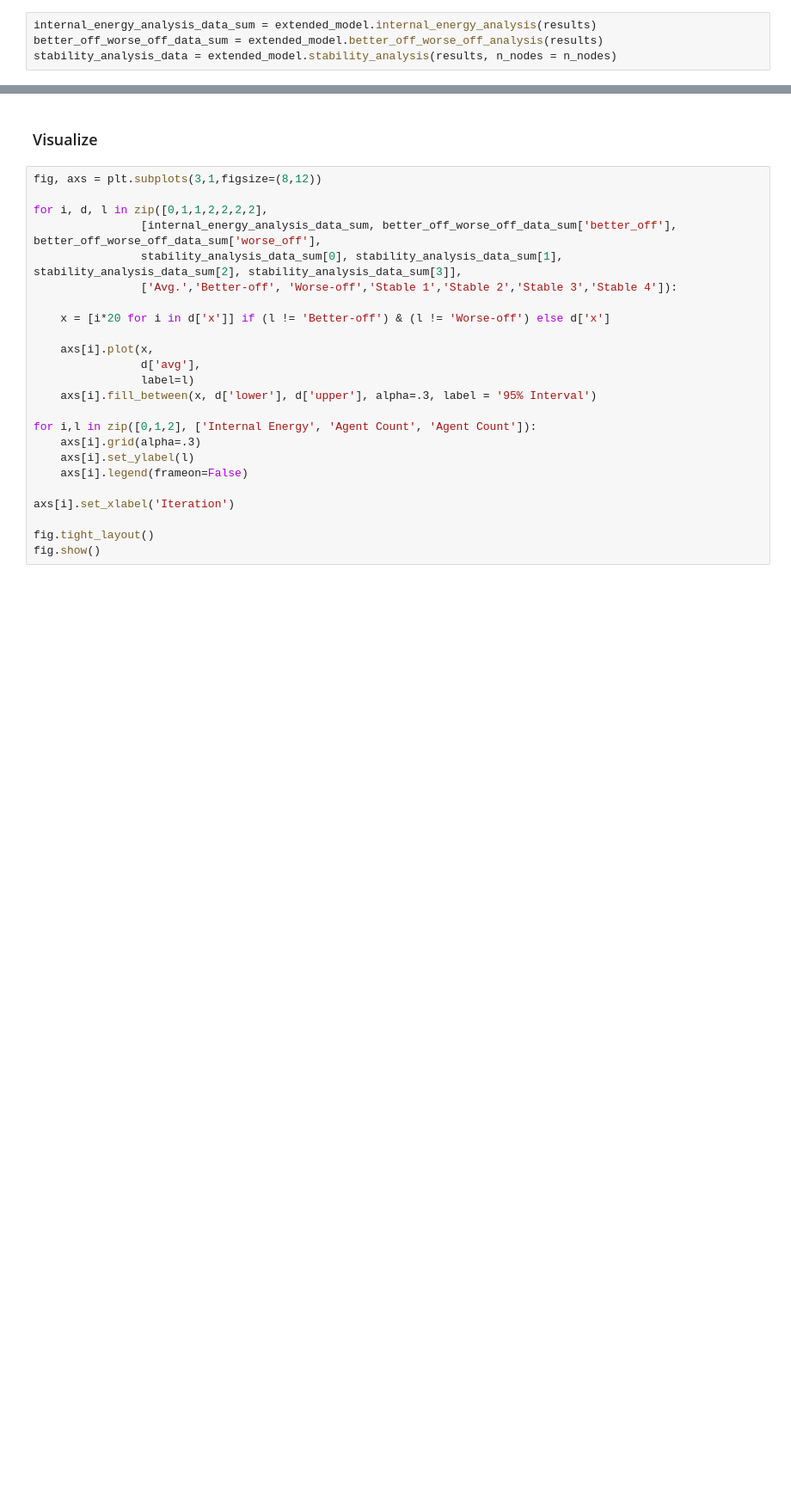
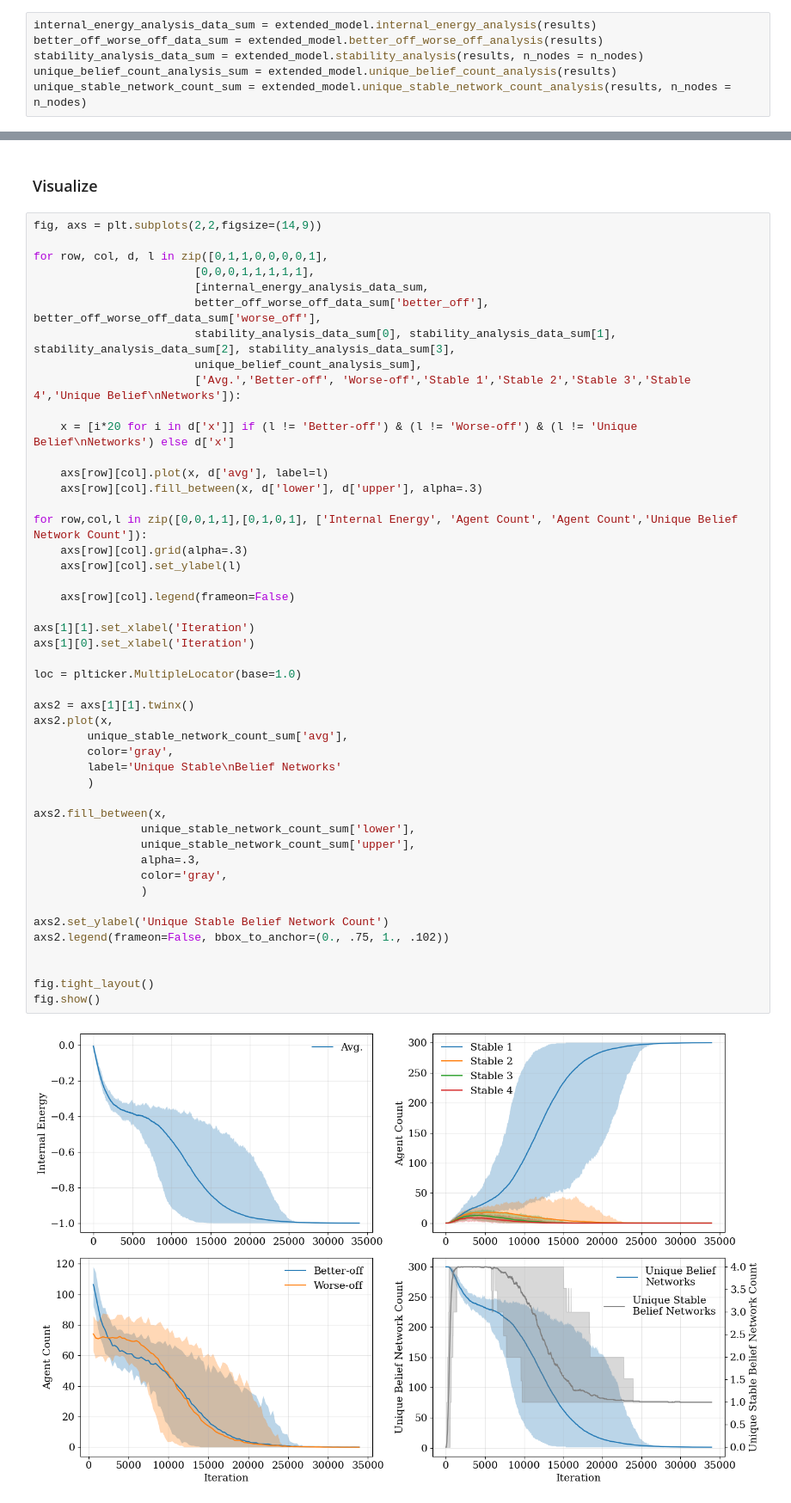
Before and after one commit to ocseckin/belief_network_extended, a Jupyter notebook: notebooks/simulations_free_interactions.ipynb, the cells around one changed output, grey strips where cells are left out. Shown: that part at 86% size. Cells and saved outputs as stored; diff of their text form; blank space fills up the shorter version.

```diff
--- a/notebooks/simulations_free_interactions.ipynb
+++ b/notebooks/simulations_free_interactions.ipynb
@@ -119,7 +91,9 @@ array([[-1, -1, -1,  1,  1,  1],
 # %%
 internal_energy_analysis_data_sum = extended_model.internal_energy_analysis(results)
 better_off_worse_off_data_sum = extended_model.better_off_worse_off_analysis(results)
-stability_analysis_data = extended_model.stability_analysis(results, n_nodes = n_nodes)
+stability_analysis_data_sum = extended_model.stability_analysis(results, n_nodes = n_nodes)
+unique_belief_count_analysis_sum = extended_model.unique_belief_count_analysis(results)
+unique_stable_network_count_sum = extended_model.unique_stable_network_count_analysis(results, n_nodes = n_nodes)
 # %% [markdown]
 ### Save the results
 # %%
@@ -143,26 +117,51 @@ with open('../data/stability_analysis_data.json', 'w') as f:
 # %% [markdown]
 ### Visualize
 # %%
-fig, axs = plt.subplots(3,1,figsize=(8,12))
+fig, axs = plt.subplots(2,2,figsize=(14,9))
 
-for i, d, l in zip([0,1,1,2,2,2,2],
-                [internal_energy_analysis_data_sum, better_off_worse_off_data_sum['better_off'], better_off_worse_off_data_sum['worse_off'],
-                stability_analysis_data_sum[0], stability_analysis_data_sum[1], stability_analysis_data_sum[2], stability_analysis_data_sum[3]],
-                ['Avg.','Better-off', 'Worse-off','Stable 1','Stable 2','Stable 3','Stable 4']):
+for row, col, d, l in zip([0,1,1,0,0,0,0,1],
+                        [0,0,0,1,1,1,1,1],
+                        [internal_energy_analysis_data_sum,
+                        better_off_worse_off_data_sum['better_off'], better_off_worse_off_data_sum['worse_off'],
+                        stability_analysis_data_sum[0], stability_analysis_data_sum[1], stability_analysis_data_sum[2], stability_analysis_data_sum[3],
+                        unique_belief_count_analysis_sum],
+                        ['Avg.','Better-off', 'Worse-off','Stable 1','Stable 2','Stable 3','Stable 4','Unique Belief\nNetworks']):
 
-    x = [i*20 for i in d['x']] if (l != 'Better-off') & (l != 'Worse-off') else d['x']
+    x = [i*20 for i in d['x']] if (l != 'Better-off') & (l != 'Worse-off') & (l != 'Unique Belief\nNetworks') else d['x']
 
-    axs[i].plot(x,
-                d['avg'],
-                label=l)
-    axs[i].fill_between(x, d['lower'], d['upper'], alpha=.3, label = '95% Interval')
+    axs[row][col].plot(x, d['avg'], label=l)
+    axs[row][col].fill_between(x, d['lower'], d['upper'], alpha=.3)
 
-for i,l in zip([0,1,2], ['Internal Energy', 'Agent Count', 'Agent Count']):
-    axs[i].grid(alpha=.3)
-    axs[i].set_ylabel(l)
-    axs[i].legend(frameon=False)
+for row,col,l in zip([0,0,1,1],[0,1,0,1], ['Internal Energy', 'Agent Count', 'Agent Count','Unique Belief Network Count']):
+    axs[row][col].grid(alpha=.3)
+    axs[row][col].set_ylabel(l)
 
-axs[i].set_xlabel('Iteration')
+    axs[row][col].legend(frameon=False)
+
+axs[1][1].set_xlabel('Iteration')
+axs[1][0].set_xlabel('Iteration')
+
+loc = plticker.MultipleLocator(base=1.0)
+
+axs2 = axs[1][1].twinx()
+axs2.plot(x,
+        unique_stable_network_count_sum['avg'],
+        color='gray',
+        label='Unique Stable\nBelief Networks'
+        )
+
+axs2.fill_between(x,
+                unique_stable_network_count_sum['lower'],
+                unique_stable_network_count_sum['upper'],
+                alpha=.3,
+                color='gray',
+                )
+
+axs2.set_ylabel('Unique Stable Belief Network Count')
+axs2.legend(frameon=False, bbox_to_anchor=(0., .75, 1., .102))
+
 
 fig.tight_layout()
 fig.show()
+# %% [output]
+[figure, added]
```
Also changed, not shown: parts of 7 cells of this notebook, 4 other files.
